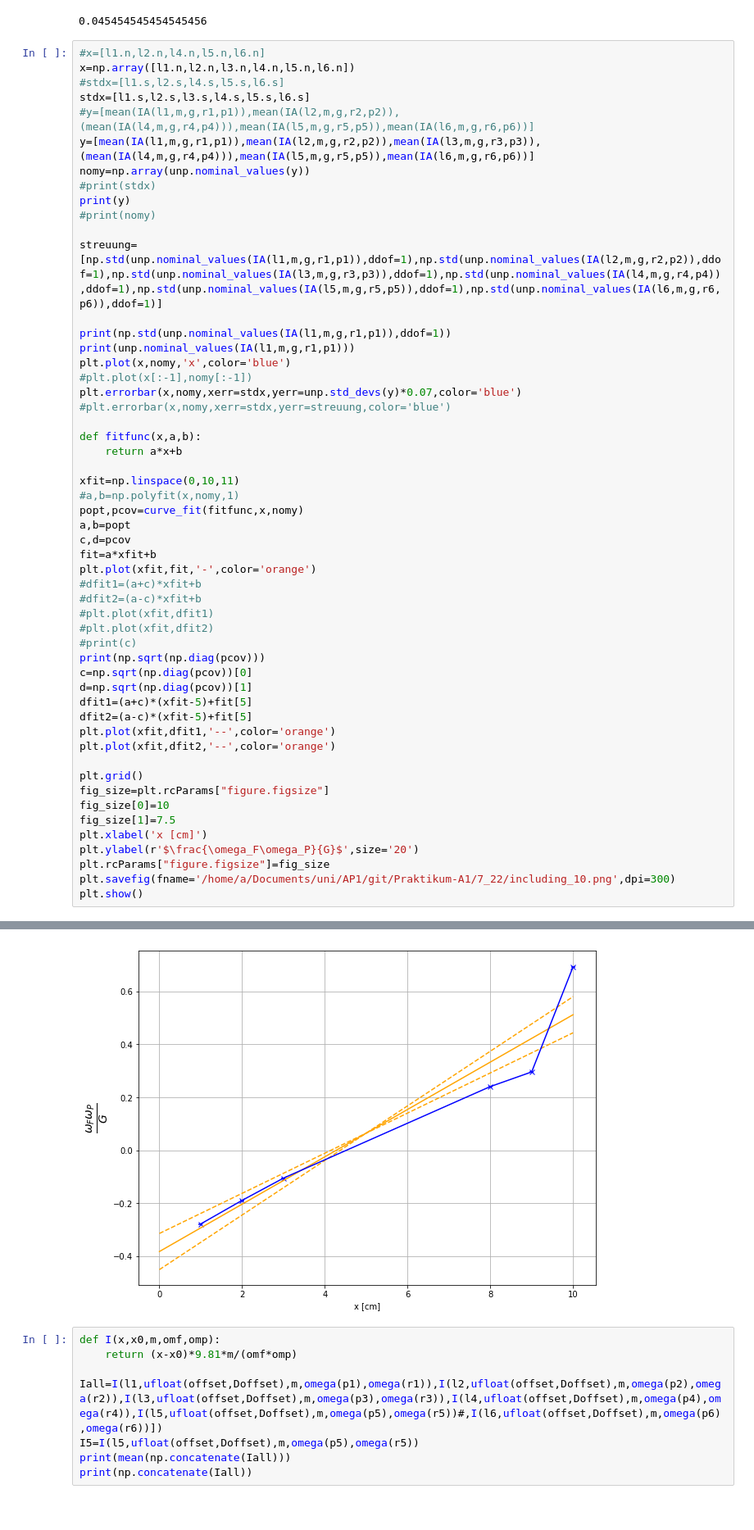
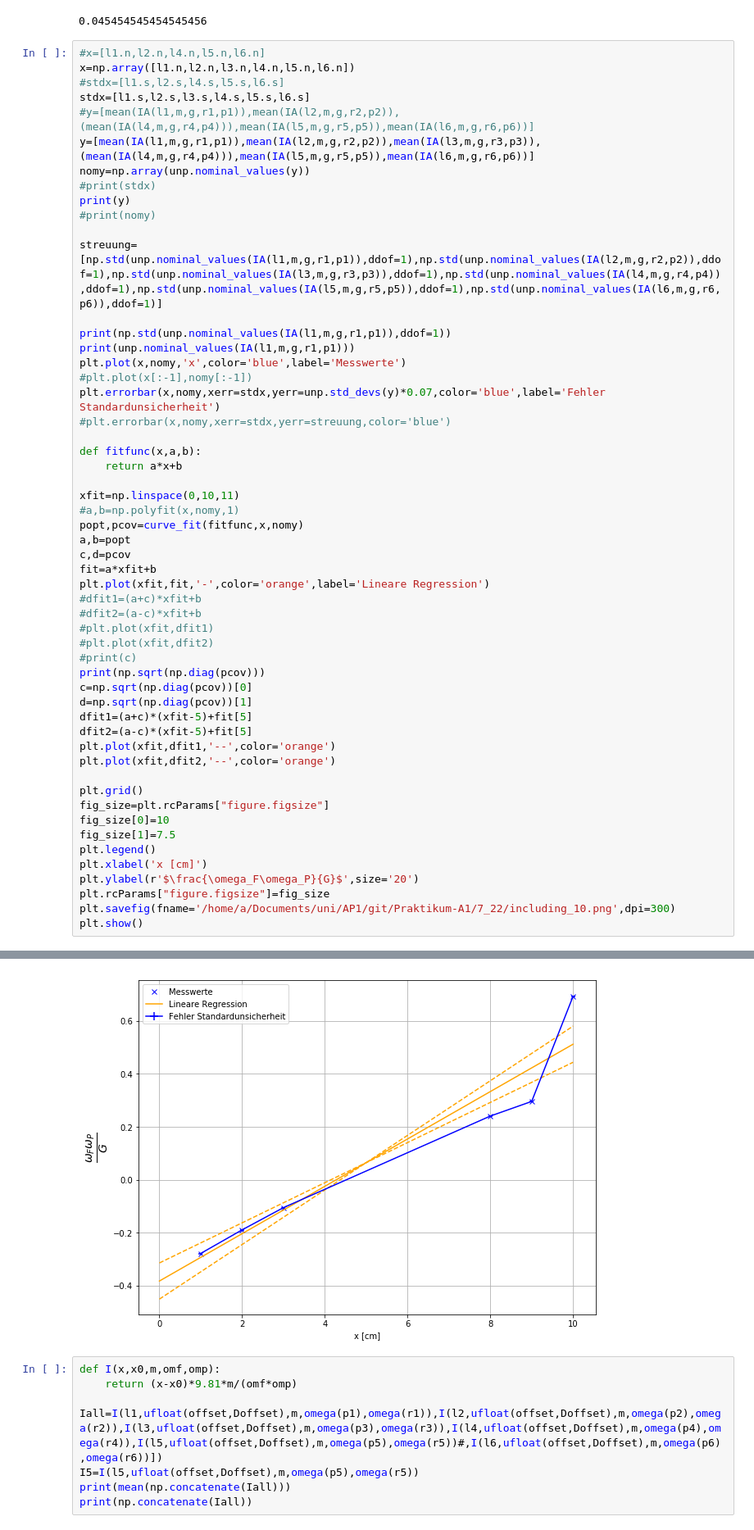
Before and after one commit to BigThonkers/APAP1, a Jupyter notebook: 7_22/Python_7_22.ipynb, the cells around one changed output, grey strips where cells are left out. Shown at 82% size. Drawn from its saved outputs; the diff is of its cells as text.

```diff
--- a/7_22/Python_7_22.ipynb
+++ b/7_22/Python_7_22.ipynb
@@ -171,9 +172,9 @@ streuung=[np.std(unp.nominal_values(IA(l1,m,g,r1,p1)),ddof=1),np.std(unp.nominal
 
 print(np.std(unp.nominal_values(IA(l1,m,g,r1,p1)),ddof=1))
 print(unp.nominal_values(IA(l1,m,g,r1,p1)))
-plt.plot(x,nomy,'x',color='blue')
+plt.plot(x,nomy,'x',color='blue',label='Messwerte')
 #plt.plot(x[:-1],nomy[:-1])
-plt.errorbar(x,nomy,xerr=stdx,yerr=unp.std_devs(y)*0.07,color='blue')
+plt.errorbar(x,nomy,xerr=stdx,yerr=unp.std_devs(y)*0.07,color='blue',label='Fehler Standardunsicherheit')
 #plt.errorbar(x,nomy,xerr=stdx,yerr=streuung,color='blue')
 
 def fitfunc(x,a,b):
@@ -185,35 +186,36 @@ popt,pcov=curve_fit(fitfunc,x,nomy)
 a,b=popt
 c,d=pcov
 fit=a*xfit+b
-plt.plot(xfit,fit,'-',color='orange')
+plt.plot(xfit,fit,'-',color='orange',label='Lineare Regression')
 #dfit1=(a+c)*xfit+b
 #dfit2=(a-c)*xfit+b
 #plt.plot(xfit,dfit1)
 #plt.plot(xfit,dfit2)
 #print(c)
 print(np.sqrt(np.diag(pcov)))
 c=np.sqrt(np.diag(pcov))[0]
 d=np.sqrt(np.diag(pcov))[1]
 dfit1=(a+c)*(xfit-5)+fit[5]
 dfit2=(a-c)*(xfit-5)+fit[5]
 plt.plot(xfit,dfit1,'--',color='orange')
 plt.plot(xfit,dfit2,'--',color='orange')
 
 plt.grid()
 fig_size=plt.rcParams["figure.figsize"]
 fig_size[0]=10
 fig_size[1]=7.5
+plt.legend()
 plt.xlabel('x [cm]')
 plt.ylabel(r'$\frac{\omega_F\omega_P}{G}$',size='20')
 plt.rcParams["figure.figsize"]=fig_size
 plt.savefig(fname='/home/a/Documents/uni/AP1/git/Praktikum-A1/7_22/including_10.png',dpi=300)
 plt.show()
 # %% [output]
 [-0.27817706503022444+/-0.011475297868554125, -0.1891718957656679+/-0.006028549600304417, -0.10517278189309005+/-0.002745980975188721, 0.24051987625940613+/-0.008500820406577833, 0.2957999369433048+/- ...
 0.01856582064522614
 [-0.26450762 -0.27453982 -0.30532669 -0.26833413]
 [0.01365566 0.0897195 ]
-[figure, old version]
+[figure, new version]
 # %%
 def I(x,x0,m,omf,omp):
     return (x-x0)*9.81*m/(omf*omp)
```
Also changed, not shown: parts of 1 cell of this notebook, 2 other files.
